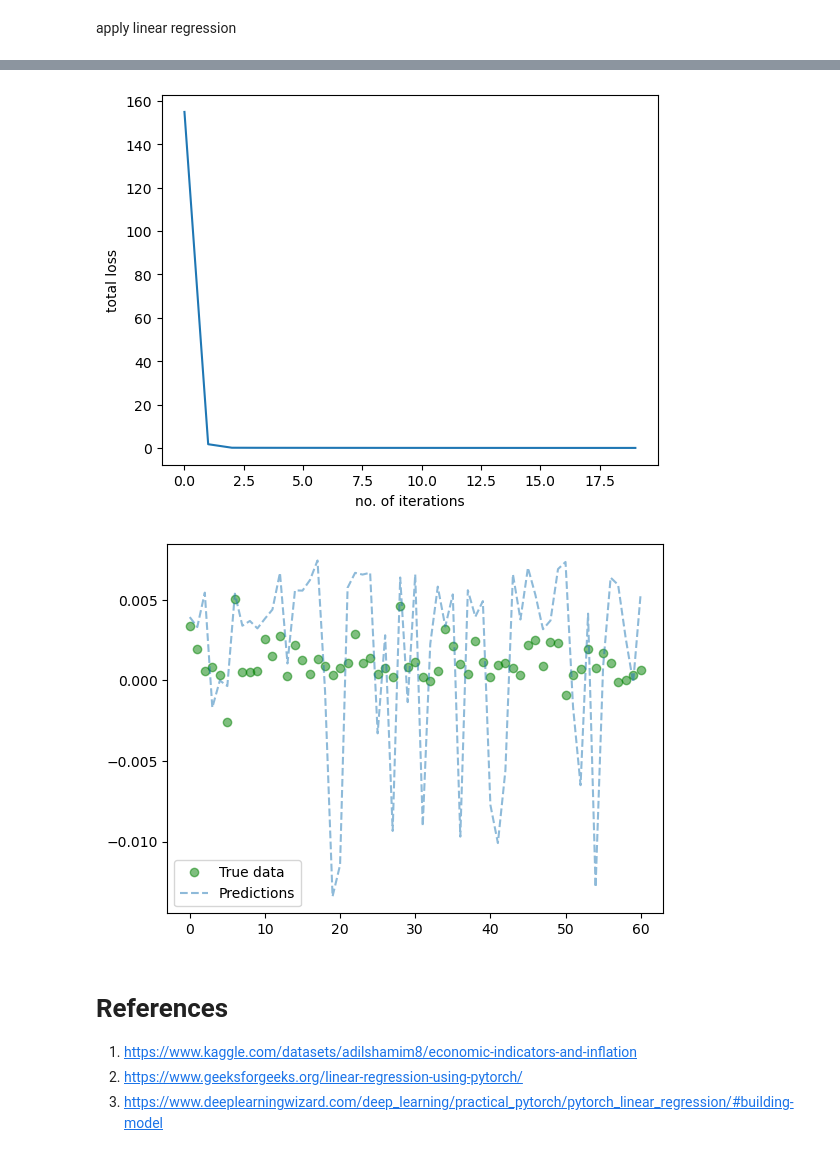
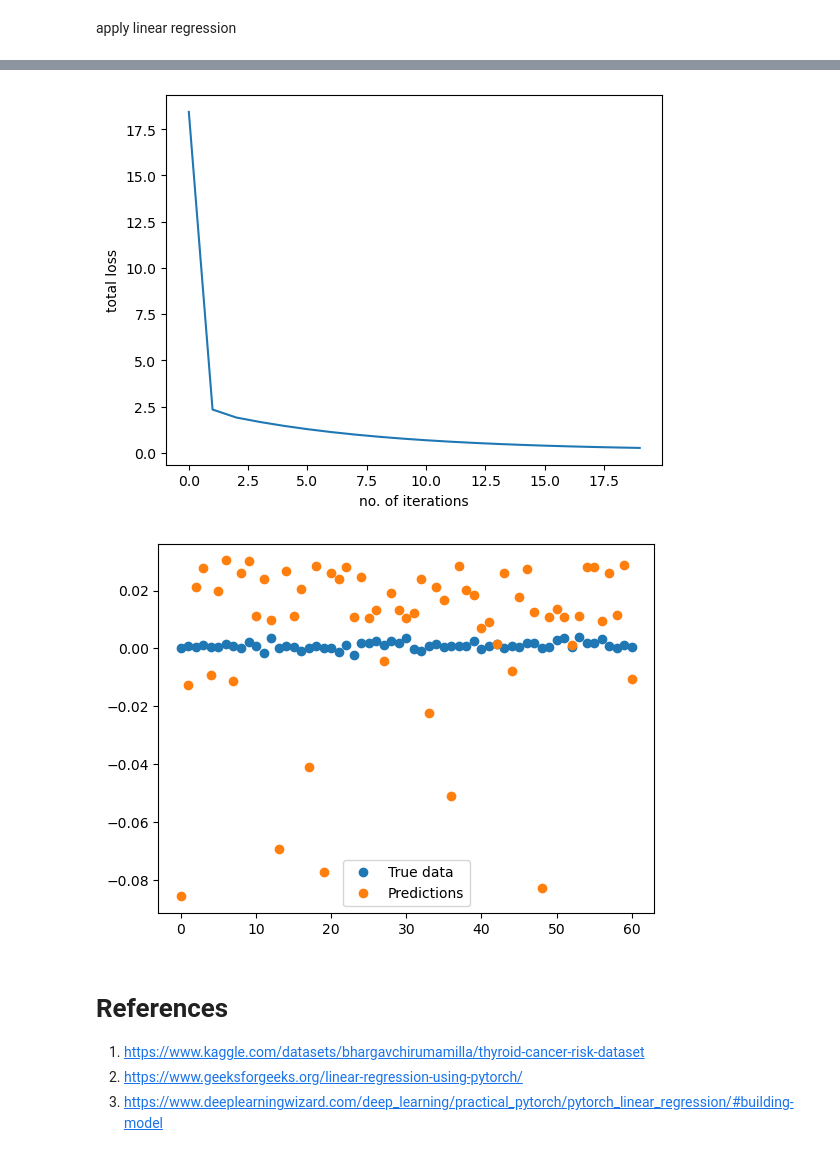
Before and after one commit to Aidan-Mulholland/Advanced-AI, a Jupyter notebook: main.ipynb, the cells around one changed output, grey strips where cells are left out. Cells and saved outputs as stored; diff of their text form; code cells hidden in the pictures.

```diff
--- a/main.ipynb
+++ b/main.ipynb
@@ -14,18 +27,23 @@ We first load "Economic Indicators and Inflation" dataset from kaggle using kagg
 import kagglehub
 from kagglehub import KaggleDatasetAdapter
 import torch
+import numpy as np
 from sklearn.model_selection import train_test_split
 from sklearn.preprocessing import LabelEncoder, normalize
+from sklearn.feature_selection import r_regression
 import matplotlib.pyplot as plt
+import seaborn as sns
 
 # dataset and code as from [1]
-file_path = "Economic Indicators And Inflation (1) (1).csv"
+file_path = "thyroid_cancer_risk_data.csv"
 df = kagglehub.load_dataset(
   KaggleDatasetAdapter.PANDAS,
-  "adilshamim8/economic-indicators-and-inflation",
+  "bhargavchirumamilla/thyroid-cancer-risk-dataset",
   file_path,
 )
-df = df.rename(columns=lambda x: x.strip())
+# End of source [1]
+
+# Remove unnecassary column
+df = df.drop(columns="Patient_ID")
 df
-# End of source [1]
 # %% [output]
@@ -68,0 +65,11 @@ encoded_df
+# %%
+#Encode data
+le = LabelEncoder()
+encoded_df = df.copy()
+
+columns = ["Gender", "Country", "Ethnicity", "Family_History", "Radiation_Exposure", "Iodine_Deficiency", "Smoking", "Obesity", "Diabetes", "Thyroid_Cancer_Risk", "Diagnosis"]
+
+for column in columns:
+  encoded_df[column] = le.fit_transform(df[column])
+
+encoded_df
@@ -146,29 +176,29 @@ plt.xlabel("no. of iterations")
 plt.ylabel("total loss")
 plt.show()
 # %% [output]
-[figure, old version]
+[figure, new version]
 # %%
 # Code from [3]
 # Clear figure
 plt.clf()
 
 # Get predictions
 predicted = reg(x_test).data.numpy()
 
 # Plot true data
-plt.plot(y_test, 'go', label='True data', alpha=0.5)
+plt.plot(y_test, 'o', label='True data')
 
 # Plot predictions
-plt.plot(predicted, '--', label='Predictions', alpha=0.5)
+plt.plot(predicted, 'o', label='Predictions')
 
 # Legend and plot
 plt.legend(loc='best')
 plt.show()
 # End of [3]
 # %% [output]
-[figure, old version]
+[figure, new version]
 # %% [markdown]
 # References
-1. https://www.kaggle.com/datasets/adilshamim8/economic-indicators-and-inflation
+1. https://www.kaggle.com/datasets/bhargavchirumamilla/thyroid-cancer-risk-dataset
 2. https://www.geeksforgeeks.org/linear-regression-using-pytorch/
 3. https://www.deeplearningwizard.com/deep_learning/practical_pytorch/pytorch_linear_regression/#building-model
```
Also changed, not shown: parts of 7 cells of this notebook, 1 other file.
